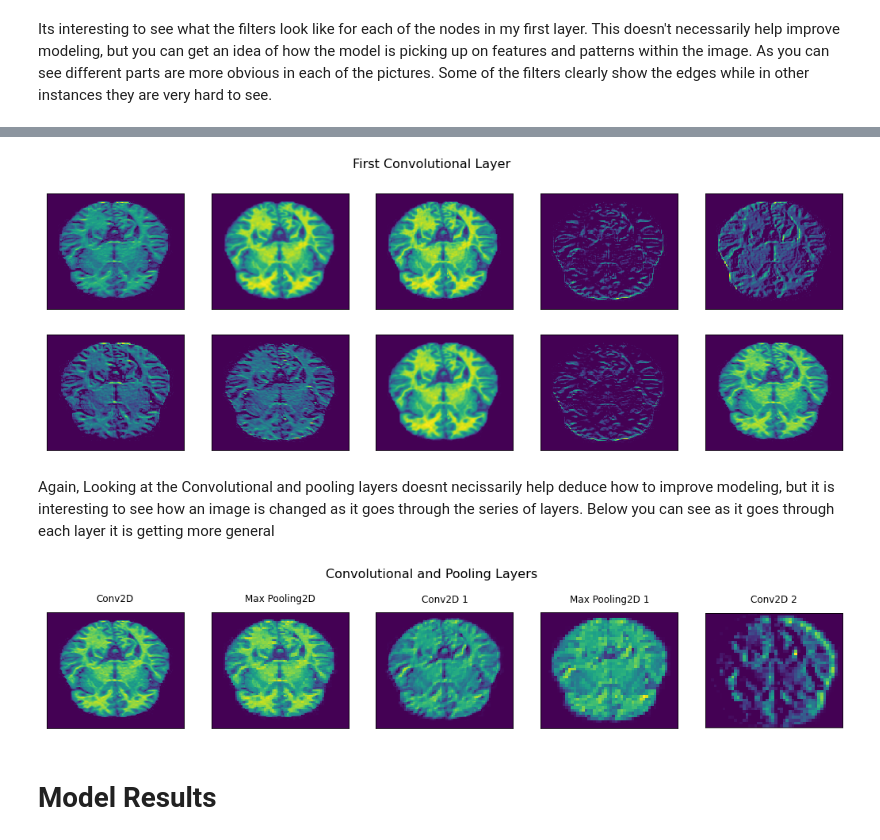
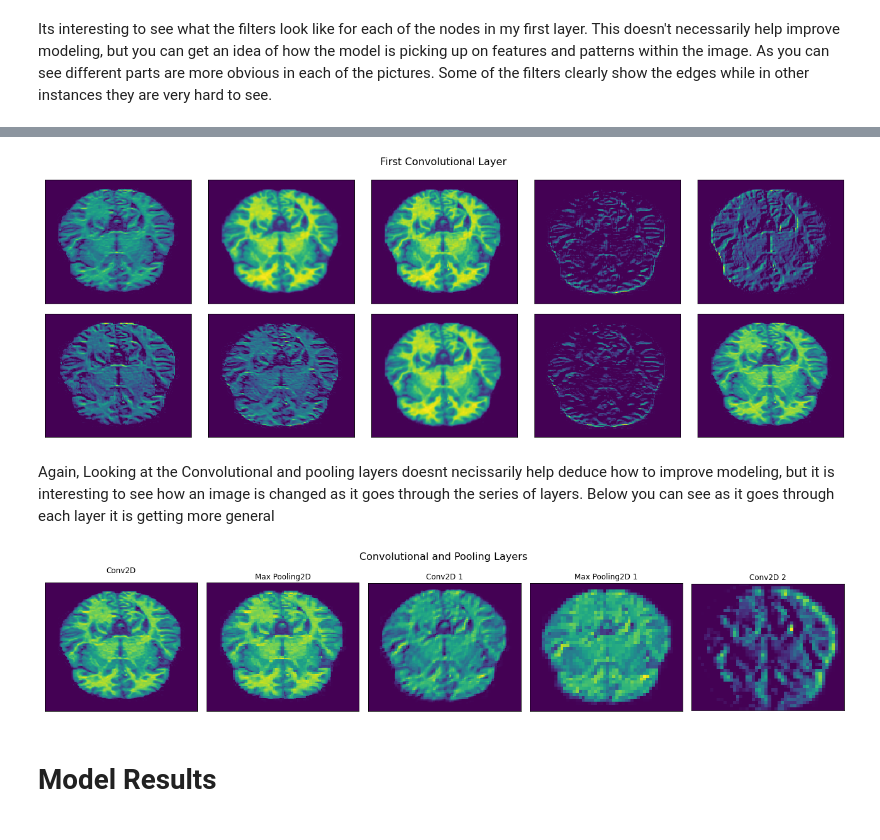
Before and after one commit to howen7/Alzeimers, a Jupyter notebook: notebooks/report/FinalNotebook.ipynb, the cells around one changed output, grey strips where cells are left out. Cells and saved outputs as stored; diff of their text form; code cells hidden in the pictures.

Commit message:
weights and figures

```diff
--- a/notebooks/report/FinalNotebook.ipynb
+++ b/notebooks/report/FinalNotebook.ipynb
@@ -229,7 +231,7 @@ activations = activation_model.predict(img_tensor)
 first_layer_activation = activations[0]  #The first activation layer
 
 fig, axes = plt.subplots(2, 5, figsize=(18,6))
-fig.suptitle('First Convolutional Layer', fontsize=16)
+fig.suptitle('First Convolutional Layer', fontsize=16, y = 1.05)
 for i in range(10):
     row = i//5
     column = i%5
@@ -237,4 +239,6 @@ for i in range(10):
     ax.matshow(first_layer_activation[0, :, :, i], cmap='viridis')
     ax.set_xticks([])
     ax.set_yticks([])
+plt.tight_layout()
+plt.savefig('figures/Channels', dpi = 300)
 # %% [output]
@@ -241,9 +246,9 @@ for i in range(10):
-[figure, old version]
+[figure, new version]
 # %% [markdown]
 Again, Looking at the Convolutional and pooling layers doesnt necissarily help deduce how to improve modeling, but it is interesting to see how an image is changed as it goes through the series of layers. Below you can see as it goes through each layer it is getting more general
 # %%
 fig, axes = plt.subplots(1,5, figsize=(18,6))
-fig.suptitle('Convolutional and Pooling Layers', fontsize=16, y = .8)
+fig.suptitle('Convolutional and Pooling Layers', fontsize=16, y = .85)
 layer_names = []
 for layer in model.layers[:5]:
     layer_names.append(layer.name)
@@ -256,8 +261,9 @@ for i in range(5):
     ax.set_title(f'{layer_names[i].replace("_"," ").title()}')
     ax.set_xticks([])
     ax.set_yticks([])
+    plt.tight_layout()
 # %% [output]
-[figure, old version]
+[figure, new version]
 # %% [markdown]
 # Model Results
 # %% [markdown]
```
Also changed, not shown: parts of 11 cells of this notebook, 12 other files.
